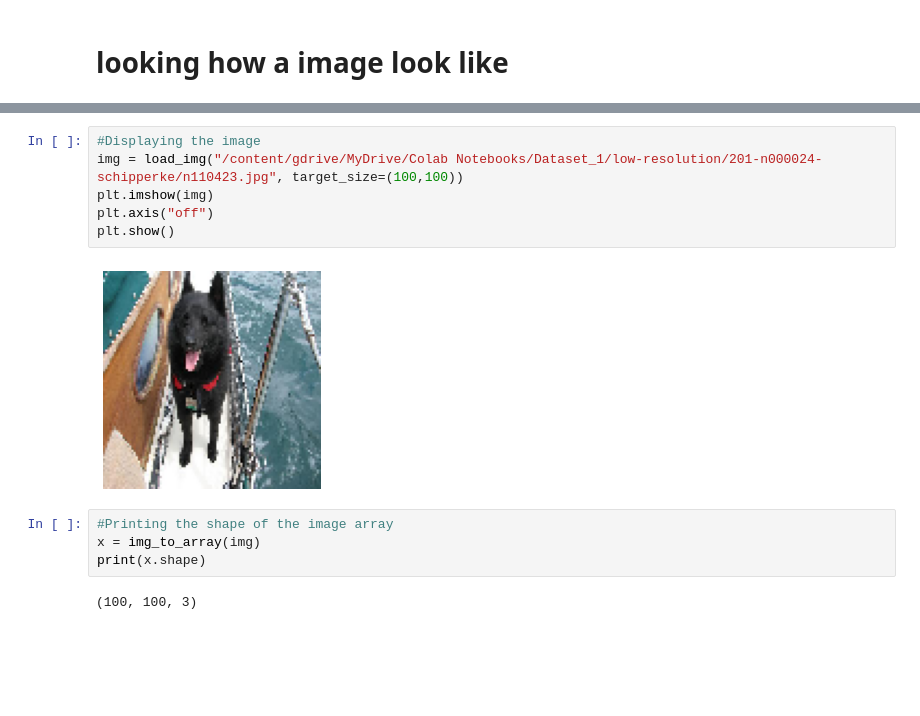
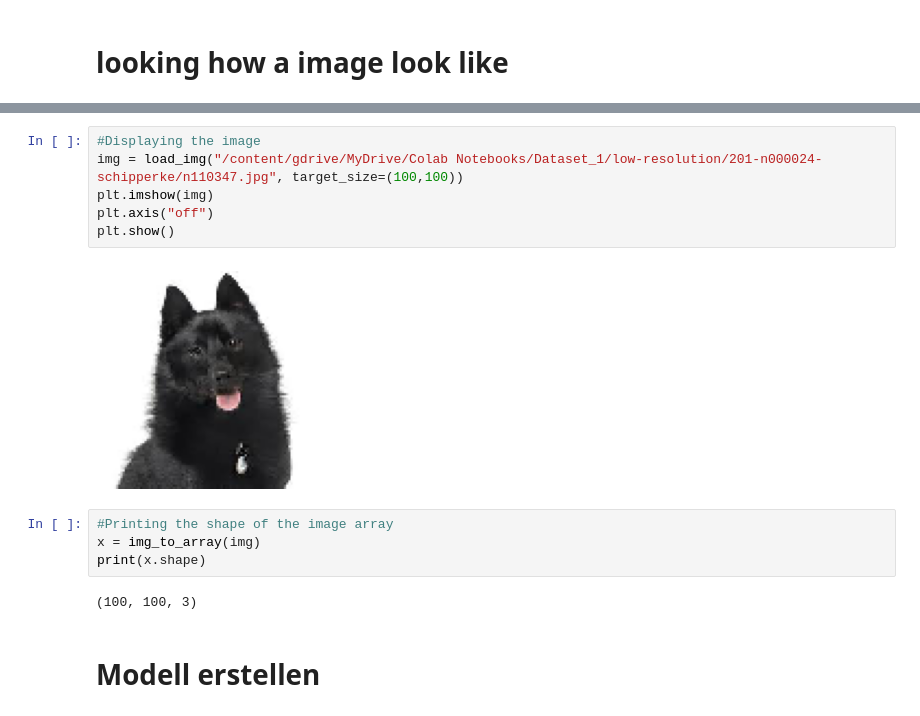
Before and after one commit to MilenaKalo/breedClassification, a Jupyter notebook: UTSoftware.ipynb, the cells around one changed output, grey strips where cells are left out. Drawn from its saved outputs; the diff is of its cells as text; blank space fills up the shorter version.

```diff
--- a/UTSoftware.ipynb
+++ b/UTSoftware.ipynb
@@ -61,15 +144,17 @@ dtype: object
 Name: path, dtype: object
 # %%
 #Displaying the image
-img = load_img("/content/gdrive/MyDrive/Colab Notebooks/Dataset_1/low-resolution/201-n000024-schipperke/n110423.jpg", target_size=(100,100))
+img = load_img("/content/gdrive/MyDrive/Colab Notebooks/Dataset_1/low-resolution/201-n000024-schipperke/n110347.jpg", target_size=(100,100))
 plt.imshow(img)
 plt.axis("off")
 plt.show()
 # %% [output]
-[figure, old version]
+[figure, new version]
 # %%
 #Printing the shape of the image array
 x = img_to_array(img)
 print(x.shape)
 # %% [output]
 (100, 100, 3)
+# %% [markdown]
+# Modell erstellen
```
Also changed, not shown: parts of 20 cells of this notebook.
